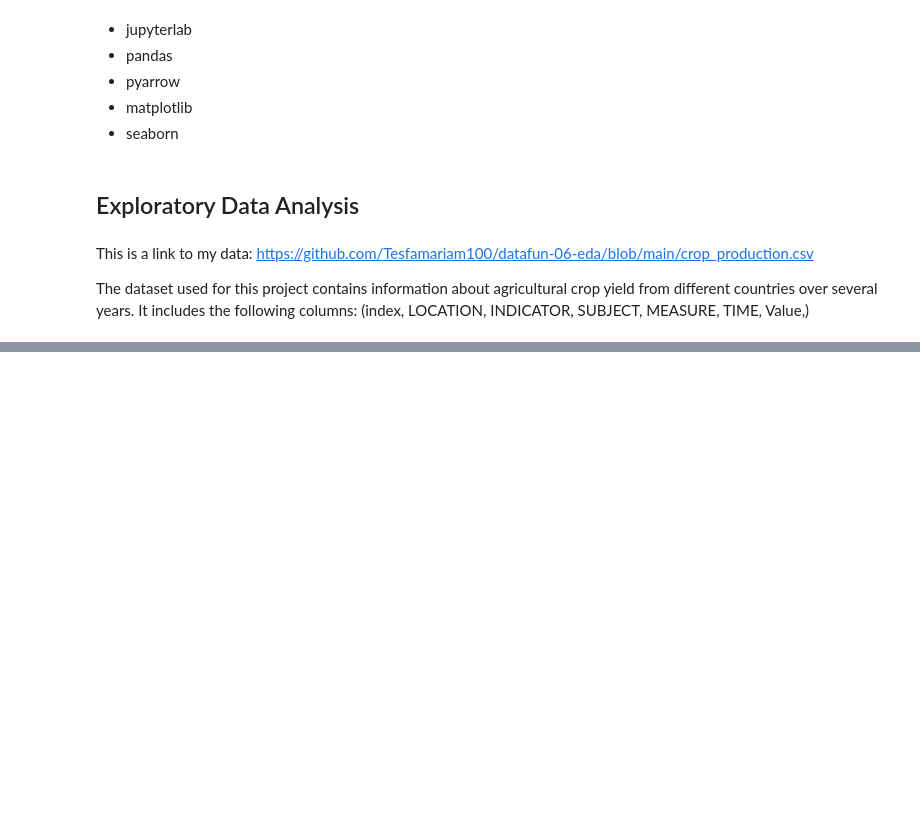
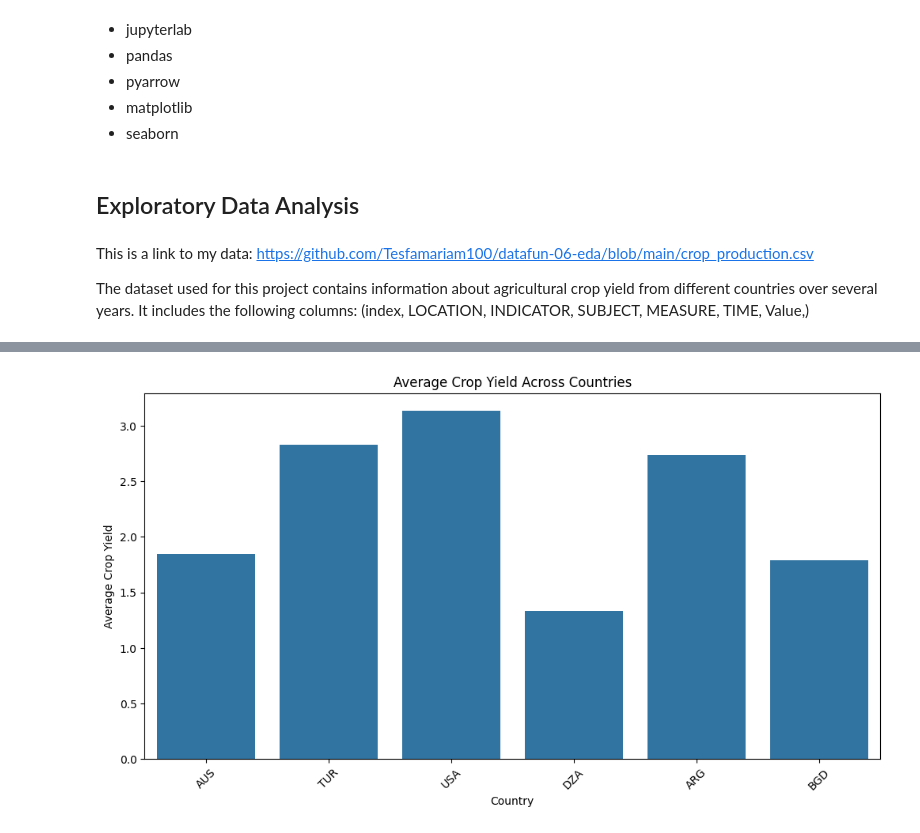
Before and after one commit to Tesfamariam100/datafun-06-eda, a Jupyter notebook: tesfamariam_eda.ipynb, the cells around one changed output, grey strips where cells are left out. Cells and saved outputs as stored; diff of their text form; code cells hidden in the pictures; blank space fills up the shorter version.

```diff
--- a/tesfamariam_eda.ipynb
+++ b/tesfamariam_eda.ipynb
@@ -104,0 +217,10 @@ pip install pytest
+# %%
+plt.figure(figsize=(12, 6))
+sns.barplot(data=crop_production, x='Country', y='Value', errorbar=None)
+plt.title('Average Crop Yield Across Countries')
+plt.xlabel('Country')
+plt.ylabel('Average Crop Yield')
+plt.xticks(rotation=45)
+plt.show()
+# %% [output]
+[figure, added]
```
Also changed, not shown: parts of 24 cells of this notebook.
